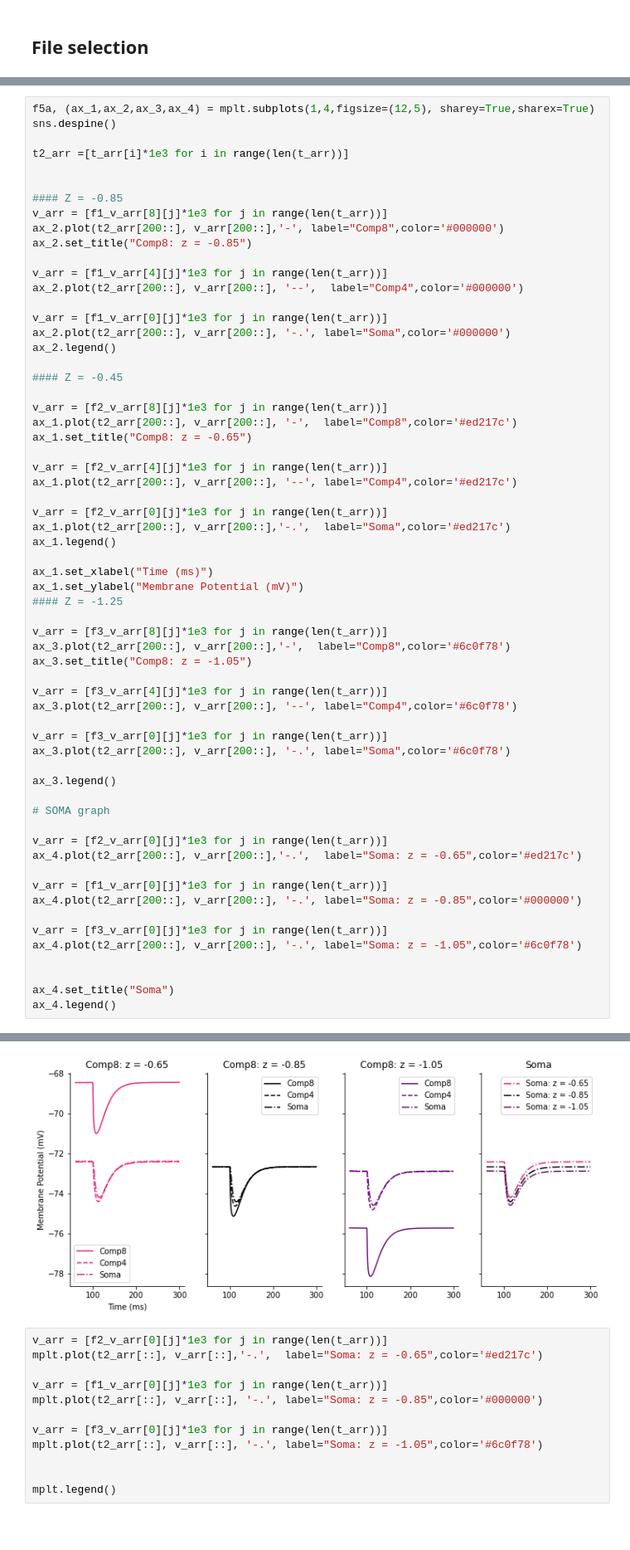
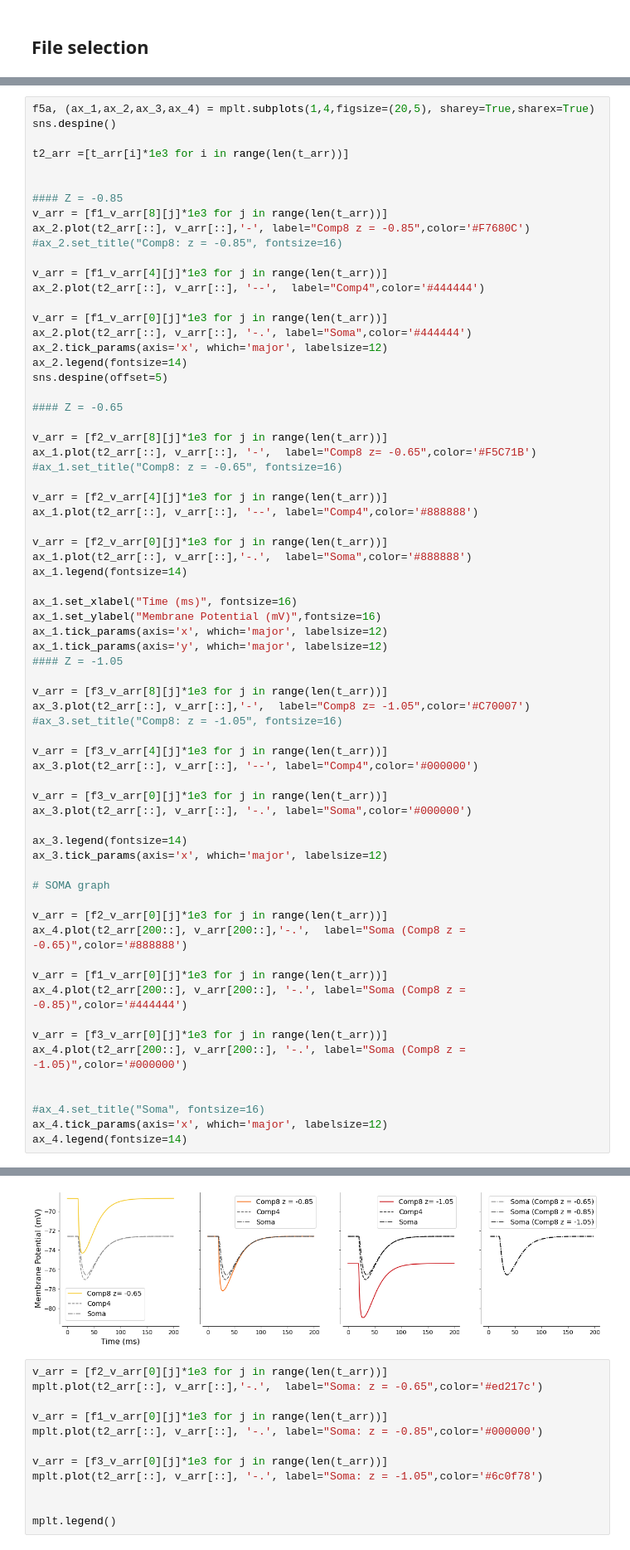
Before and after one commit to Eran707/msc_code_repo, a Jupyter notebook: Figure_5_Synaptic integration_Multi.ipynb, the cells around one changed output, grey strips where cells are left out. Shown at 83% size. Cells and saved outputs as stored; diff of their text form; blank space fills up the shorter version.

```diff
--- a/Figure_5_Synaptic integration_Multi.ipynb
+++ b/Figure_5_Synaptic integration_Multi.ipynb
@@ -197,5 +197,5 @@ Text(value=' Exp5-3E', description='File3 (-1.05)')
 # %%
-f5a, (ax_1,ax_2,ax_3,ax_4) = mplt.subplots(1,4,figsize=(12,5), sharey=True,sharex=True)
+f5a, (ax_1,ax_2,ax_3,ax_4) = mplt.subplots(1,4,figsize=(20,5), sharey=True,sharex=True)
 sns.despine()
 
 t2_arr =[t_arr[i]*1e3 for i in range(len(t_arr))]
@@ -203,62 +203,68 @@ t2_arr =[t_arr[i]*1e3 for i in range(len(t_arr))]
 
 #### Z = -0.85
 v_arr = [f1_v_arr[8][j]*1e3 for j in range(len(t_arr))]
-ax_2.plot(t2_arr[200::], v_arr[200::],'-', label="Comp8",color='#000000')
-ax_2.set_title("Comp8: z = -0.85")
+ax_2.plot(t2_arr[::], v_arr[::],'-', label="Comp8 z = -0.85",color='#F7680C')
+#ax_2.set_title("Comp8: z = -0.85", fontsize=16)
 
 v_arr = [f1_v_arr[4][j]*1e3 for j in range(len(t_arr))]
-ax_2.plot(t2_arr[200::], v_arr[200::], '--',  label="Comp4",color='#000000')
+ax_2.plot(t2_arr[::], v_arr[::], '--',  label="Comp4",color='#444444')
 
 v_arr = [f1_v_arr[0][j]*1e3 for j in range(len(t_arr))]
-ax_2.plot(t2_arr[200::], v_arr[200::], '-.', label="Soma",color='#000000')
-ax_2.legend()
+ax_2.plot(t2_arr[::], v_arr[::], '-.', label="Soma",color='#444444')
+ax_2.tick_params(axis='x', which='major', labelsize=12)
+ax_2.legend(fontsize=14)
+sns.despine(offset=5)
 
-#### Z = -0.45
+#### Z = -0.65
 
 v_arr = [f2_v_arr[8][j]*1e3 for j in range(len(t_arr))]
-ax_1.plot(t2_arr[200::], v_arr[200::], '-',  label="Comp8",color='#ed217c')
-ax_1.set_title("Comp8: z = -0.65")
+ax_1.plot(t2_arr[::], v_arr[::], '-',  label="Comp8 z= -0.65",color='#F5C71B')
+#ax_1.set_title("Comp8: z = -0.65", fontsize=16)
 
 v_arr = [f2_v_arr[4][j]*1e3 for j in range(len(t_arr))]
-ax_1.plot(t2_arr[200::], v_arr[200::], '--', label="Comp4",color='#ed217c')
+ax_1.plot(t2_arr[::], v_arr[::], '--', label="Comp4",color='#888888')
 
 v_arr = [f2_v_arr[0][j]*1e3 for j in range(len(t_arr))]
-ax_1.plot(t2_arr[200::], v_arr[200::],'-.',  label="Soma",color='#ed217c')
-ax_1.legend()
+ax_1.plot(t2_arr[::], v_arr[::],'-.',  label="Soma",color='#888888')
+ax_1.legend(fontsize=14)
 
-ax_1.set_xlabel("Time (ms)")
-ax_1.set_ylabel("Membrane Potential (mV)")
-#### Z = -1.25
+ax_1.set_xlabel("Time (ms)", fontsize=16)
+ax_1.set_ylabel("Membrane Potential (mV)",fontsize=16)
+ax_1.tick_params(axis='x', which='major', labelsize=12)
+ax_1.tick_params(axis='y', which='major', labelsize=12)
+#### Z = -1.05
 
 v_arr = [f3_v_arr[8][j]*1e3 for j in range(len(t_arr))]
-ax_3.plot(t2_arr[200::], v_arr[200::],'-',  label="Comp8",color='#6c0f78')
-ax_3.set_title("Comp8: z = -1.05")
+ax_3.plot(t2_arr[::], v_arr[::],'-',  label="Comp8 z= -1.05",color='#C70007')
+#ax_3.set_title("Comp8: z = -1.05", fontsize=16)
 
 v_arr = [f3_v_arr[4][j]*1e3 for j in range(len(t_arr))]
-ax_3.plot(t2_arr[200::], v_arr[200::], '--', label="Comp4",color='#6c0f78')
+ax_3.plot(t2_arr[::], v_arr[::], '--', label="Comp4",color='#000000')
 
 v_arr = [f3_v_arr[0][j]*1e3 for j in range(len(t_arr))]
-ax_3.plot(t2_arr[200::], v_arr[200::], '-.', label="Soma",color='#6c0f78')
+ax_3.plot(t2_arr[::], v_arr[::], '-.', label="Soma",color='#000000')
 
-ax_3.legend()
+ax_3.legend(fontsize=14)
+ax_3.tick_params(axis='x', which='major', labelsize=12)
 
 # SOMA graph
 
 v_arr = [f2_v_arr[0][j]*1e3 for j in range(len(t_arr))]
-ax_4.plot(t2_arr[200::], v_arr[200::],'-.',  label="Soma: z = -0.65",color='#ed217c')
+ax_4.plot(t2_arr[200::], v_arr[200::],'-.',  label="Soma (Comp8 z = -0.65)",color='#888888')
 
 v_arr = [f1_v_arr[0][j]*1e3 for j in range(len(t_arr))]
-ax_4.plot(t2_arr[200::], v_arr[200::], '-.', label="Soma: z = -0.85",color='#000000')
+ax_4.plot(t2_arr[200::], v_arr[200::], '-.', label="Soma (Comp8 z = -0.85)",color='#444444')
 
 v_arr = [f3_v_arr[0][j]*1e3 for j in range(len(t_arr))]
-ax_4.plot(t2_arr[200::], v_arr[200::], '-.', label="Soma: z = -1.05",color='#6c0f78')
+ax_4.plot(t2_arr[200::], v_arr[200::], '-.', label="Soma (Comp8 z = -1.05)",color='#000000')
 
 
-ax_4.set_title("Soma")
-ax_4.legend()
+#ax_4.set_title("Soma", fontsize=16)
+ax_4.tick_params(axis='x', which='major', labelsize=12)
+ax_4.legend(fontsize=14)
 # %% [output]
 <matplotlib.legend.Legend at 0x...>
-[figure, old version]
+[figure, new version]
 # %%
 v_arr = [f2_v_arr[0][j]*1e3 for j in range(len(t_arr))]
 mplt.plot(t2_arr[::], v_arr[::],'-.',  label="Soma: z = -0.65",color='#ed217c')
```
Also changed, not shown: parts of 1 cell of this notebook, 21 other files.
